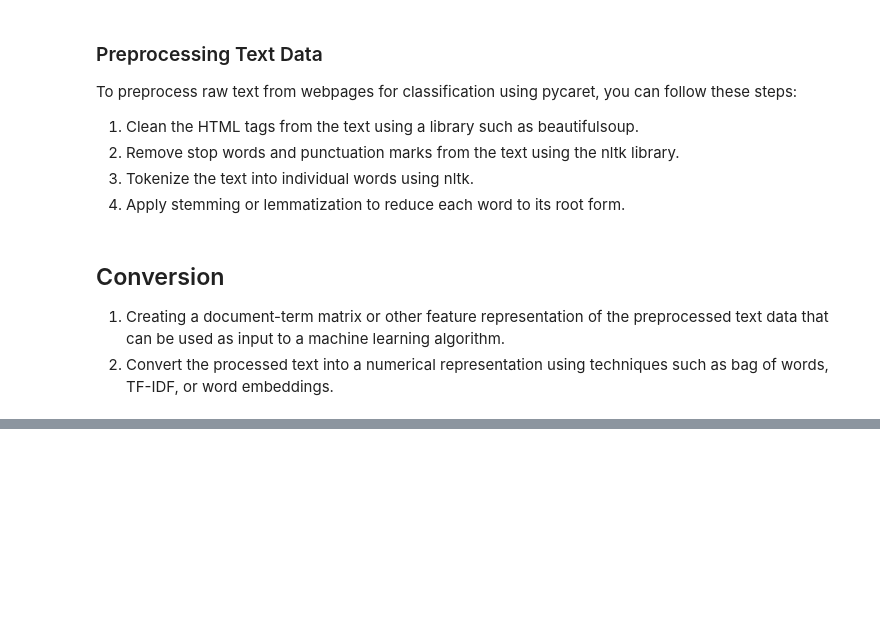
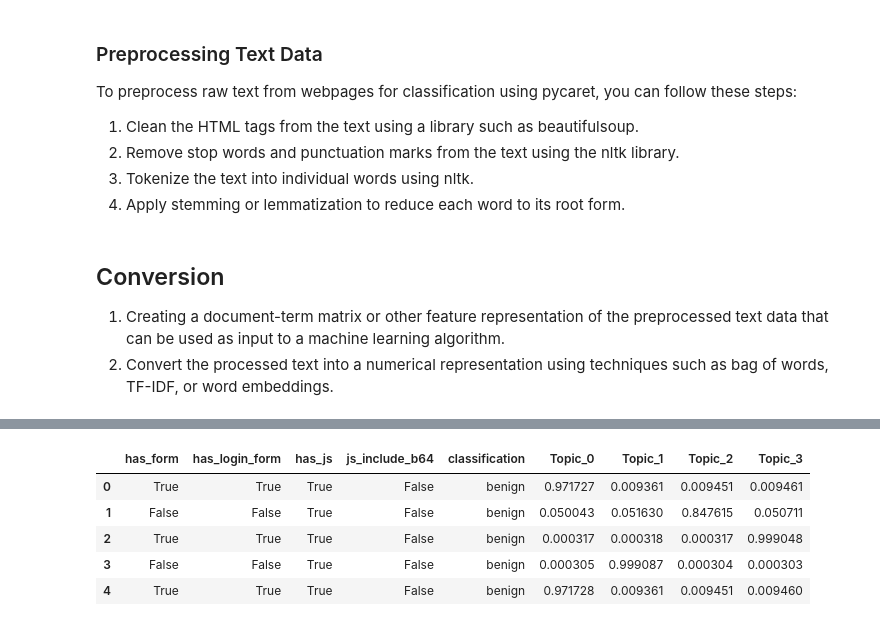
Before and after one commit to DeepCodeSec/ml1000-p3, a Jupyter notebook: notebooks/p3.ipynb, the cells around one changed output, grey strips where cells are left out. Cells and saved outputs as stored; diff of their text form; code cells hidden in the pictures; blank space fills up the shorter version.

```diff
--- a/notebooks/p3.ipynb
+++ b/notebooks/p3.ipynb
@@ -46,0 +99,10 @@ To preprocess raw text from webpages for classification using pycaret, you can f
+# %%
+d_lda.drop(['title_raw', 'text_clean', 'Dominant_Topic', 'Perc_Dominant_Topic'], axis=1, inplace = True)
+d_lda.head()
+# %% [output]
+|  | has_form | has_login_form | has_js | js_include_b64 | classification | Topic_0 | Topic_1 | Topic_2 | Topic_3 |
+| 0 | True | True | True | False | benign | 0.971727 | 0.009361 | 0.009451 | 0.009461 |
+| 1 | False | False | True | False | benign | 0.050043 | 0.051630 | 0.847615 | 0.050711 |
+| 2 | True | True | True | False | benign | 0.000317 | 0.000318 | 0.000317 | 0.999048 |
+| 3 | False | False | True | False | benign | 0.000305 | 0.999087 | 0.000304 | 0.000303 |
+| 4 | True | True | True | False | benign | 0.971728 | 0.009361 | 0.009451 | 0.009460 |
```
Also changed, not shown: parts of 19 cells of this notebook.
